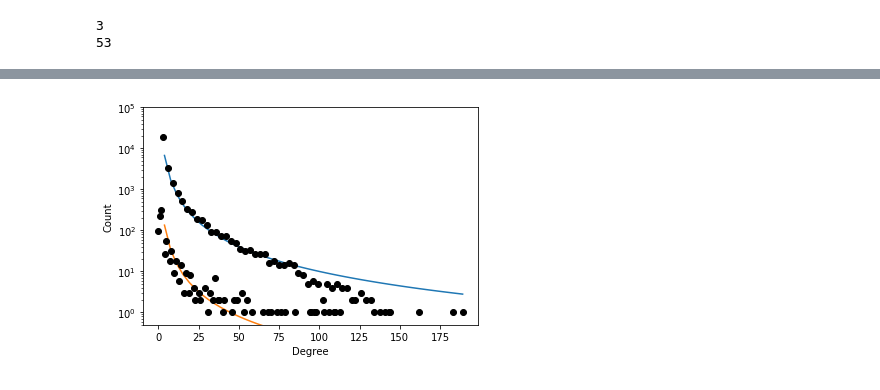
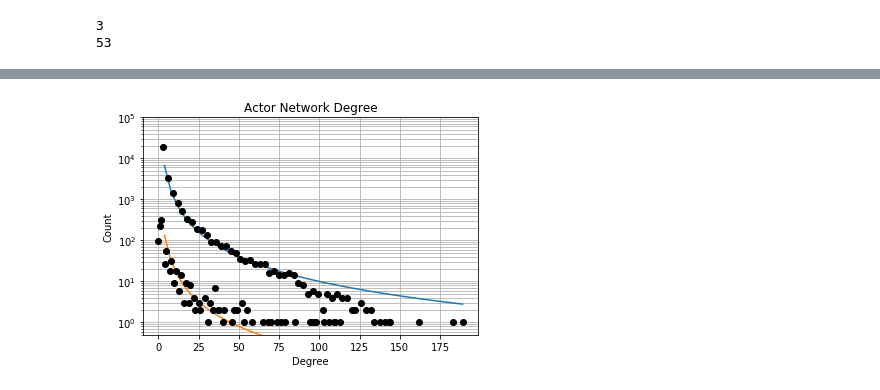
Before and after one commit to mbillig/CoStarNetwork, a Jupyter notebook: ActorNetwork-Bipartite.ipynb, the cells around one changed output, grey strips where cells are left out. Drawn from its saved outputs; the diff is of its cells as text; code cells hidden in the pictures.

```diff
--- a/ActorNetwork-Bipartite.ipynb
+++ b/ActorNetwork-Bipartite.ipynb
@@ -154,14 +164,17 @@ actorDegrees = sorted([d for n, d in actorGraph.degree(weight='weight')])
 degreeCount = collections.Counter(actorDegrees)
 degree, count = zip(*degreeCount.items())
 
-fig, ax = plt.subplots()
+fig, ax = plt.subplots(figsize=(10,6))
 plt.bar(degree, count, width=0.80, color='b')
 plt.plot(degree, count, 'ko')
 
-plt.title("Degree Histogram")
+plt.title("Actor Network Degree Histogram")
 plt.ylabel("Count")
 plt.yscale("log")
 plt.xlabel("Degree")
+plt.xlabel("Degree")
+ax.set_axisbelow(True)
+plt.grid(axis='y', which="both")
 start, end = ax.get_xlim()
 ax.xaxis.set_ticks(np.arange(0, end, 25))
 
@@ -171,23 +184,26 @@ plt.show()
 # %%
 def func(x, a, b, c):
     return a*(x**-b) + c
     #return a*np.exp(-b*x)-c
 
 #popt, pcov = curve_fit(func, degree, count, p0=(50000, 2, 1e-8), maxfev=50000)
 
 xx = np.linspace(min(degree), max(degree))
 yy = func(xx, 100000, 2, 0)
 yyy = func(xx, 2000, 2, 0)
 #yy = func(xx, *popt)
 
 plt.plot(xx, yy)
 plt.plot(xx, yyy)
 plt.plot(degree, count, 'ko')
+plt.title('Actor Network Degree')
 plt.yscale('log')
 plt.ylabel("Count")
 plt.xlabel("Degree")
-
+plt.xlabel("Degree")
+ax.set_axisbelow(True)
+plt.grid(True, which="both")
 plt.ylim([0.5, 10e4])
 plt.show()
 # %% [output]
-[figure, old version]
+[figure, new version]
```
Also changed, not shown: parts of 19 cells of this notebook, 1 other file.
